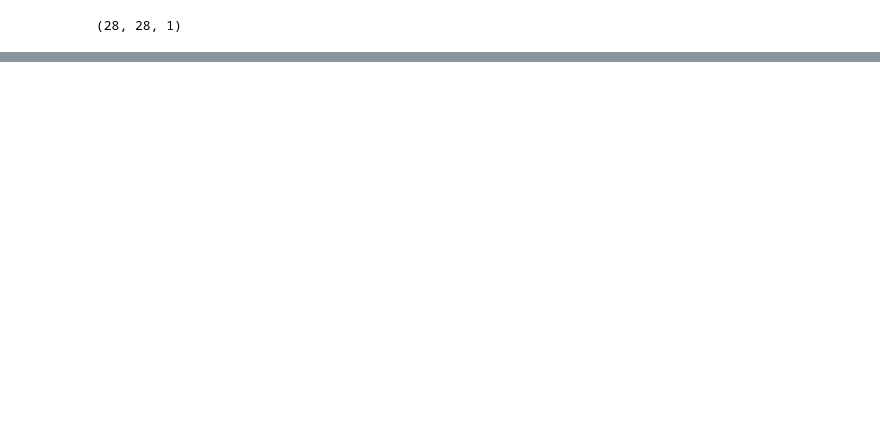
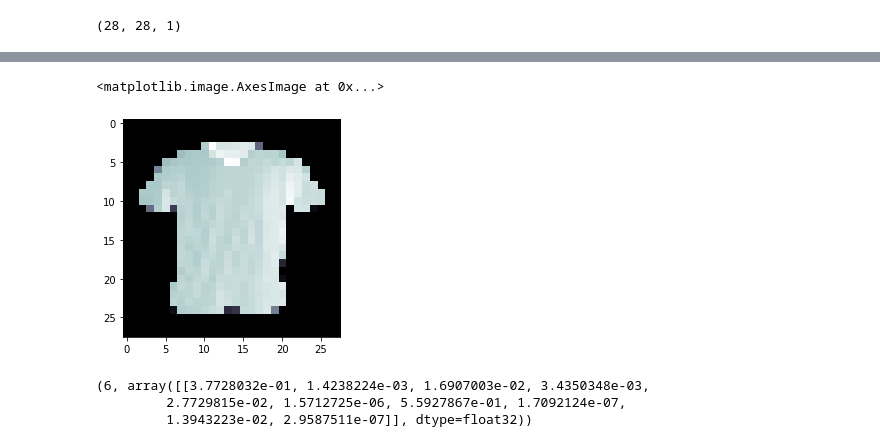
Before and after one commit to clovisdanielss/Colab-Projects, a Jupyter notebook: mnist-fashion/MNIST_Fashion_Tensorflow_Example.ipynb, the cells around one changed output, grey strips where cells are left out. Saved outputs shown, nothing was run; the diff lists cells and outputs as text; code cells hidden in the pictures; blank space fills up the shorter version.

```diff
--- a/mnist-fashion/MNIST_Fashion_Tensorflow_Example.ipynb
+++ b/mnist-fashion/MNIST_Fashion_Tensorflow_Example.ipynb
@@ -162,0 +180,3 @@ files.download('mnist-fashion-model.h5')
+# %%
+img = tf.convert_to_tensor(img.mean(-1), dtype=tf.float32)
+img
@@ -162,0 +192,2 @@ files.download('mnist-fashion-model.h5')
+# %%
+img = tf.image.resize(tf.reshape(img,[img.shape[0], img.shape[1], 1]), (28,28))
@@ -162,0 +200,13 @@ files.download('mnist-fashion-model.h5')
+# %%
+plt.imshow(1 - tf.reshape(img,[img.shape[0], img.shape[1]]), cmap="bone")
+# %% [output]
+<matplotlib.image.AxesImage at 0x...>
+[figure, added]
+# %%
+pred = model.predict(1-tf.reshape(img/255, [1,img.shape[0], img.shape[1],1]))
+pred_ = np.argmax(pred, axis = -1)[0]
+pred_, pred
+# %% [output]
+(6, array([[3.7728032e-01, 1.4238224e-03, 1.6907003e-02, 3.4350348e-03,
+         2.7729815e-02, 1.5712725e-06, 5.5927867e-01, 1.7092124e-07,
+         1.3943223e-02, 2.9587511e-07]], dtype=float32))
```
Also changed, not shown: parts of 13 cells of this notebook.
